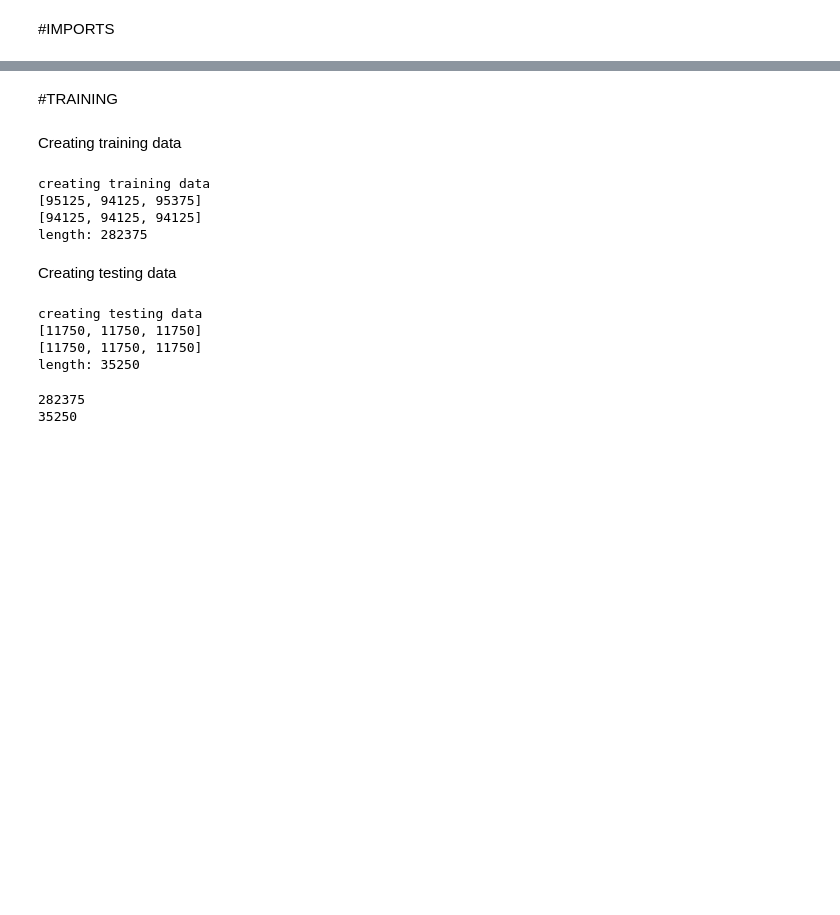
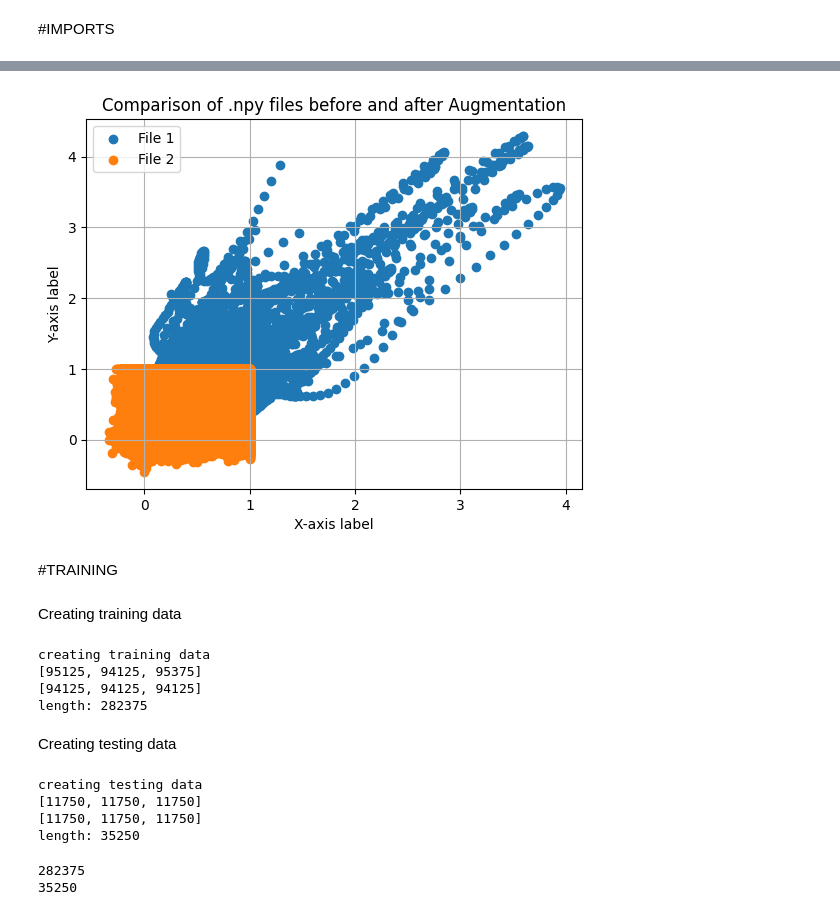
Before and after one commit to Guru2308/PR-CIA, a Jupyter notebook: BCI.ipynb, the cells around one changed output, grey strips where cells are left out. Saved outputs shown, nothing was run; the diff lists cells and outputs as text; code cells hidden in the pictures; blank space fills up the shorter version.

```diff
--- a/BCI.ipynb
+++ b/BCI.ipynb
@@ -31,3 +74,48 @@ plt.show()
+# %%
+import numpy as np
+import matplotlib.pyplot as plt
+
+def load_npy_file(file_path):
+    try:
+        data = np.load(file_path)
+        return data
+    except FileNotFoundError:
+        print(f"Error: File '{file_path}' not found.")
+        return None
+    except Exception as e:
+        print(f"Error loading '{file_path}': {e}")
+        return None
+
+def visualize_comparison(file1_path, file2_path):
+    # Load data from the .npy files
+    data1 = load_npy_file(file1_path)
+    data2 = load_npy_file(file2_path)
+
+    if data1 is None or data2 is None:
+        return
+
+    # Add your specific visualization code here, depending on the data format in your .npy files.
+    # For example, you can use Matplotlib to create plots to compare the data.
+
+    # Example: Scatter plot
+    plt.scatter(data1[:, 0], data1[:, 1], label='File 1')
+    plt.scatter(data2[:, 0], data2[:, 1], label='File 2')
+
+    plt.xlabel('X-axis label')
+    plt.ylabel('Y-axis label')
+    plt.title('Comparison of .npy files before and after Augmentation')
+    plt.legend()
+    plt.grid(True)
+    plt.show()
+
+if __name__ == "__main__":
+    # Replace 'file1.npy' and 'file2.npy' with the paths of your .npy files
+    file1_path = '/content/gdrive/MyDrive/model_data/data/left/1572814991.npy'
+    file2_path = '/content/gdrive/MyDrive/model_data/aug_data/left/augmented_1572814991.npy'
+
+    visualize_comparison(file1_path, file2_path)
+# %% [output]
+[figure, added]
 # %% [markdown]
 #TRAINING
 # %%
```
Also changed, not shown: parts of 23 cells of this notebook.
